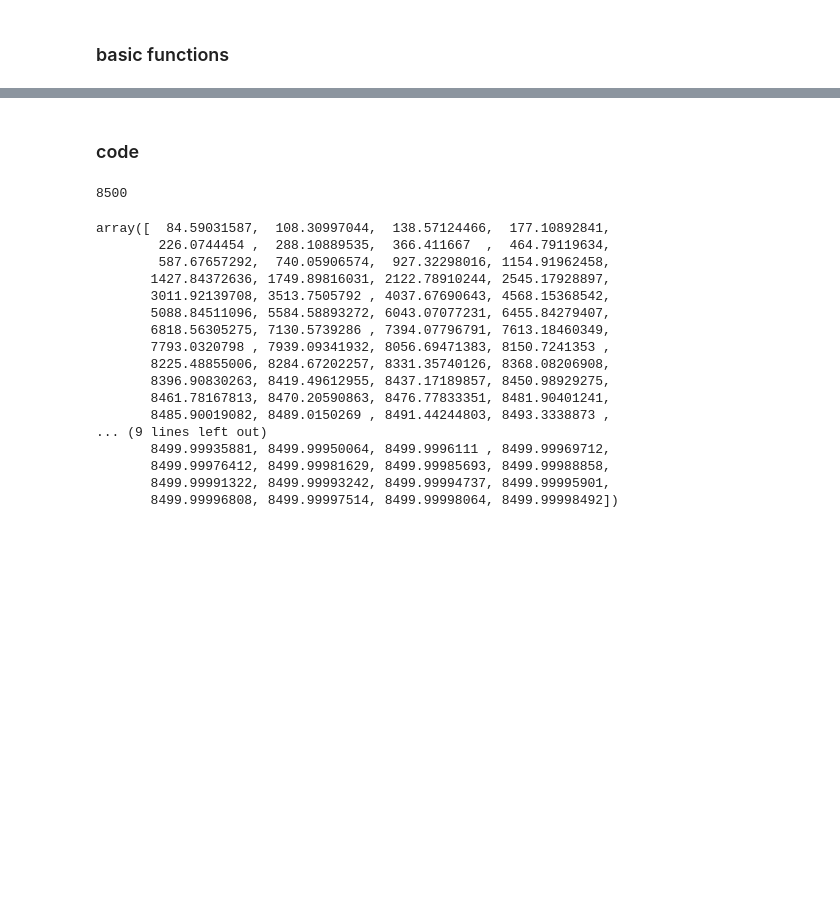
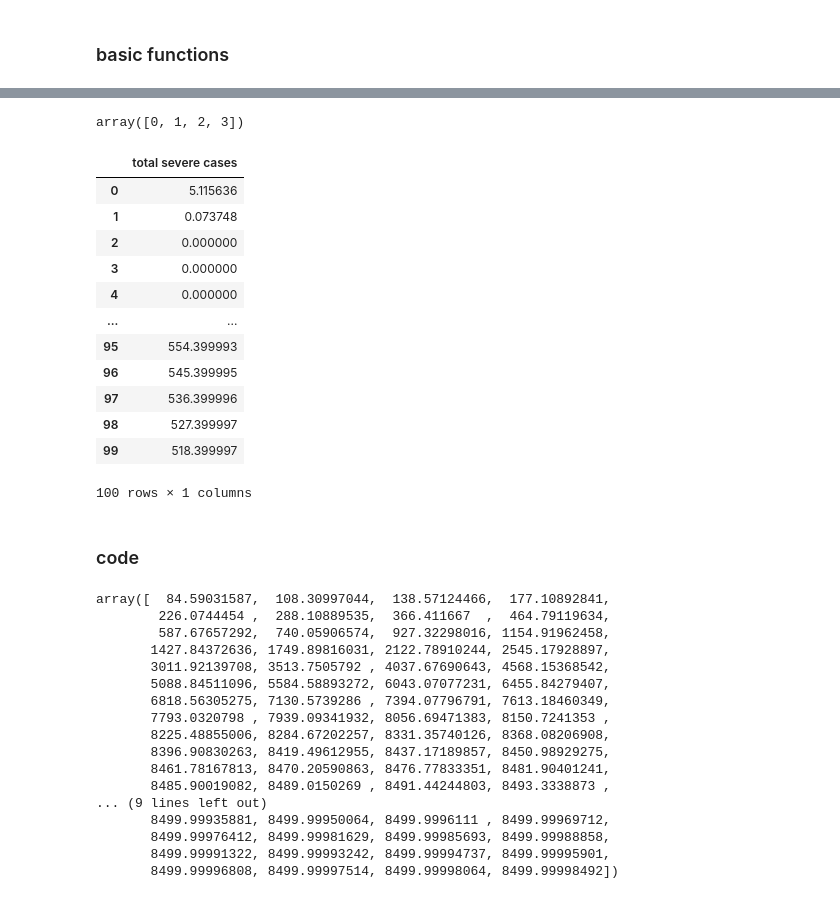
Before and after one commit to keke1022/DWP, a Jupyter notebook: single_clinic.ipynb, the cells around one changed output, grey strips where cells are left out. Drawn from its saved outputs; the diff is of its cells as text; code cells hidden in the pictures; blank space fills up the shorter version.

```diff
--- a/single_clinic.ipynb
+++ b/single_clinic.ipynb
@@ -34,7 +61,23 @@ def sigmoid_function(z, sigmoid_b, slow_scale):
+# %%
+np.insert(np.array([1,2,3]), 0, 0)
+# %% [output]
+array([0, 1, 2, 3])
+# %%
+df
+# %% [output]
+|  | total severe cases |
+| 0 | 5.115636 |
+| 1 | 0.073748 |
+| 2 | 0.000000 |
+| 3 | 0.000000 |
+| 4 | 0.000000 |
+| ... | ... |
+| 95 | 554.399993 |
+| 96 | 545.399995 |
+| 97 | 536.399996 |
+| 98 | 527.399997 |
+| 99 | 518.399997 |
+100 rows × 1 columns
 # %% [markdown]
 ### code
-# %%
-pop
-# %% [output]
-8500
 # %%
```
Also changed, not shown: parts of 4 cells of this notebook, 1 other file.
